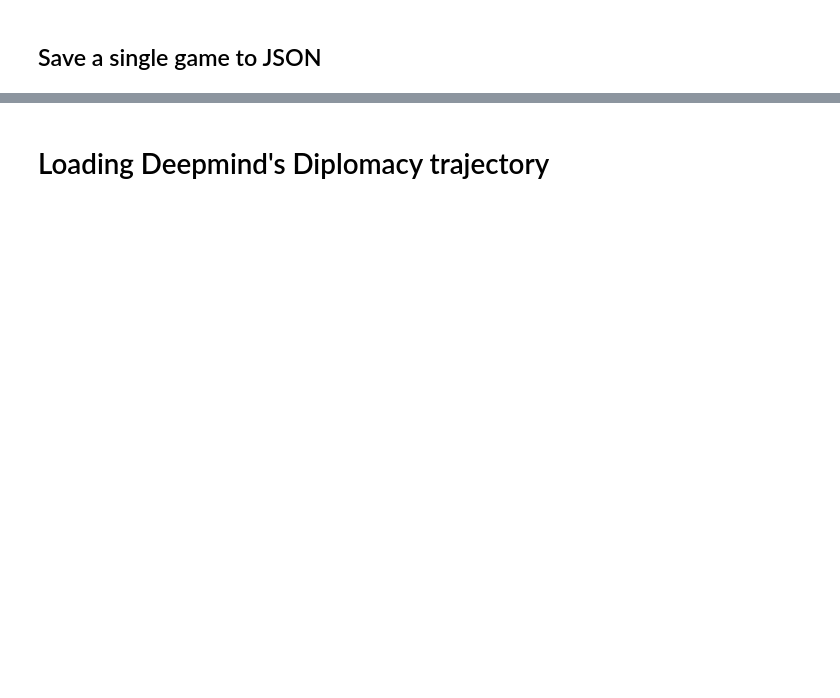
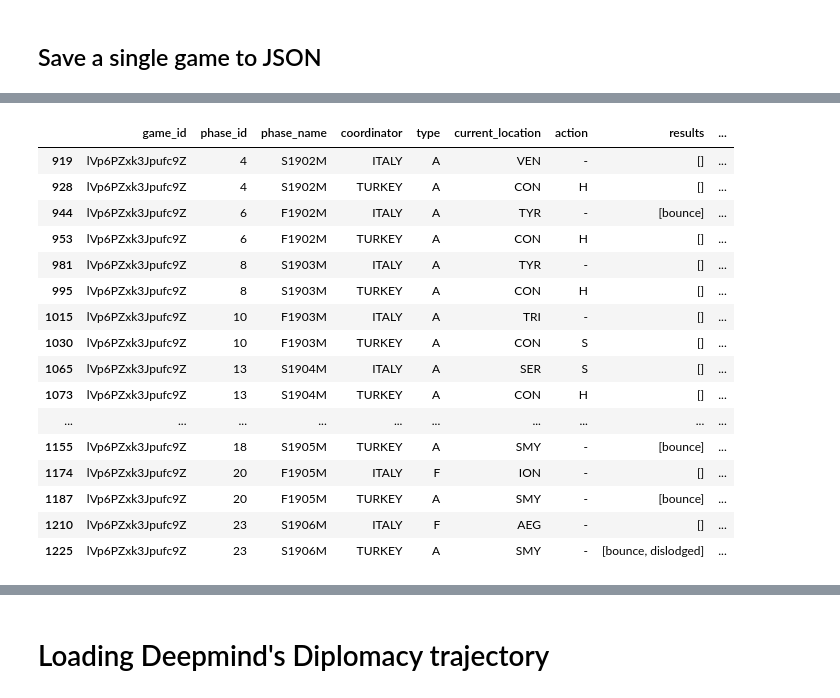
Before and after one commit to amimem/agent_abstraction, a Jupyter notebook: notebooks/diplomacy.ipynb, the cells around one changed output, grey strips where cells are left out. Cells and saved outputs as stored; diff of their text form; code cells hidden in the pictures; blank space fills up the shorter version.

```diff
--- a/notebooks/diplomacy.ipynb
+++ b/notebooks/diplomacy.ipynb
@@ -283,0 +742,2 @@ for game in games_jsons:
+# %%
+phases = presence["phase_name"].value_counts() == 2
@@ -283,0 +764,22 @@ for game in games_jsons:
+# %%
+eligible_phases = presence.loc[presence["phase_name"].apply(lambda x: x in phases and phases[x])]
+# %%
+eligible_phases
+# %% [output]
+|  | game_id | phase_id | phase_name | coordinator | type | current_location | action | results | ... |
+| 919 | lVp6PZxk3Jpufc9Z | 4 | S1902M | ITALY | A | VEN | - | [] | ... |
+| 928 | lVp6PZxk3Jpufc9Z | 4 | S1902M | TURKEY | A | CON | H | [] | ... |
+| 944 | lVp6PZxk3Jpufc9Z | 6 | F1902M | ITALY | A | TYR | - | [bounce] | ... |
+| 953 | lVp6PZxk3Jpufc9Z | 6 | F1902M | TURKEY | A | CON | H | [] | ... |
+| 981 | lVp6PZxk3Jpufc9Z | 8 | S1903M | ITALY | A | TYR | - | [] | ... |
+| 995 | lVp6PZxk3Jpufc9Z | 8 | S1903M | TURKEY | A | CON | H | [] | ... |
+| 1015 | lVp6PZxk3Jpufc9Z | 10 | F1903M | ITALY | A | TRI | - | [] | ... |
+| 1030 | lVp6PZxk3Jpufc9Z | 10 | F1903M | TURKEY | A | CON | S | [] | ... |
+| 1065 | lVp6PZxk3Jpufc9Z | 13 | S1904M | ITALY | A | SER | S | [] | ... |
+| 1073 | lVp6PZxk3Jpufc9Z | 13 | S1904M | TURKEY | A | CON | H | [] | ... |
+| ... | ... | ... | ... | ... | ... | ... | ... | ... | ... |
+| 1155 | lVp6PZxk3Jpufc9Z | 18 | S1905M | TURKEY | A | SMY | - | [bounce] | ... |
+| 1174 | lVp6PZxk3Jpufc9Z | 20 | F1905M | ITALY | F | ION | - | [] | ... |
+| 1187 | lVp6PZxk3Jpufc9Z | 20 | F1905M | TURKEY | A | SMY | - | [bounce] | ... |
+| 1210 | lVp6PZxk3Jpufc9Z | 23 | S1906M | ITALY | F | AEG | - | [] | ... |
+| 1225 | lVp6PZxk3Jpufc9Z | 23 | S1906M | TURKEY | A | SMY | - | [bounce, dislodged] | ... |
```
Also changed, not shown: parts of 70 cells of this notebook.
